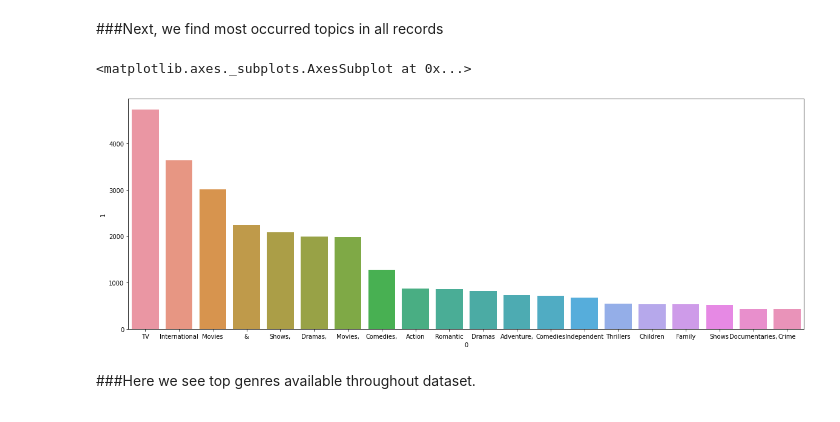
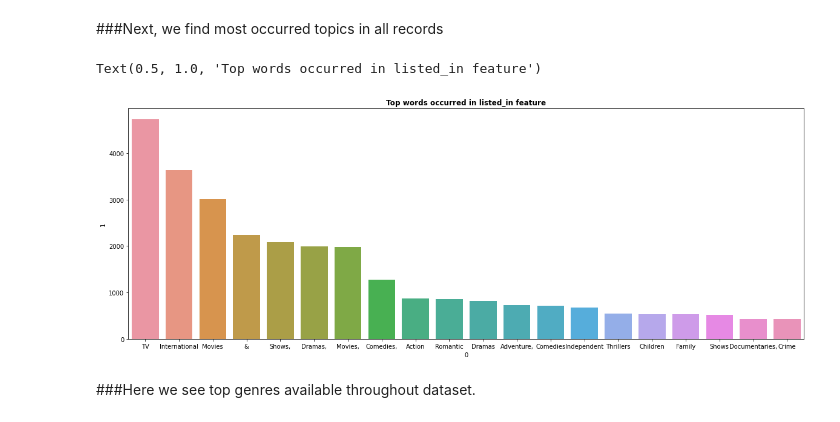
Before and after one commit to tanay47/Netflix-Movie-and-TV-Shows-Clustering, a Jupyter notebook: NETFLIX_MOVIES_AND_TV_SHOWS_CLUSTERING.ipynb, the cells around one changed output. Cells and saved outputs as stored; diff of their text form; code cells hidden in the pictures.

```diff
--- a/NETFLIX_MOVIES_AND_TV_SHOWS_CLUSTERING.ipynb
+++ b/NETFLIX_MOVIES_AND_TV_SHOWS_CLUSTERING.ipynb
@@ -267,10 +279,11 @@ top_words = pd.DataFrame(top_words_counter(net_df['listed_in']))
 # %%
 # plotting a bargraph
 plt.figure(figsize=(20,7))
 sns.barplot( top_words[0], top_words[1])
+plt.title(f"Top words occurred in listed_in feature", fontweight="bold")
 # %% [output]
-<matplotlib.axes._subplots.AxesSubplot at 0x...>
+Text(0.5, 1.0, 'Top words occurred in listed_in feature')
-[figure, old version]
+[figure, new version]
 # %% [markdown]
 ###Here we see top genres available throughout dataset.
 # %% [markdown]
```
Also changed, not shown: parts of 13 cells of this notebook.
